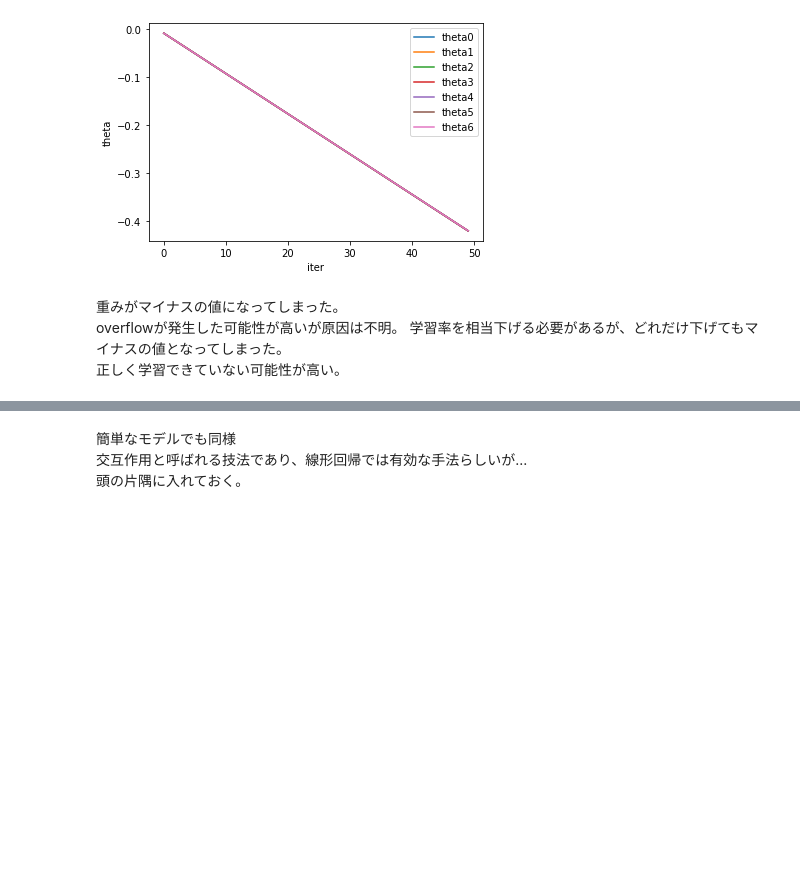
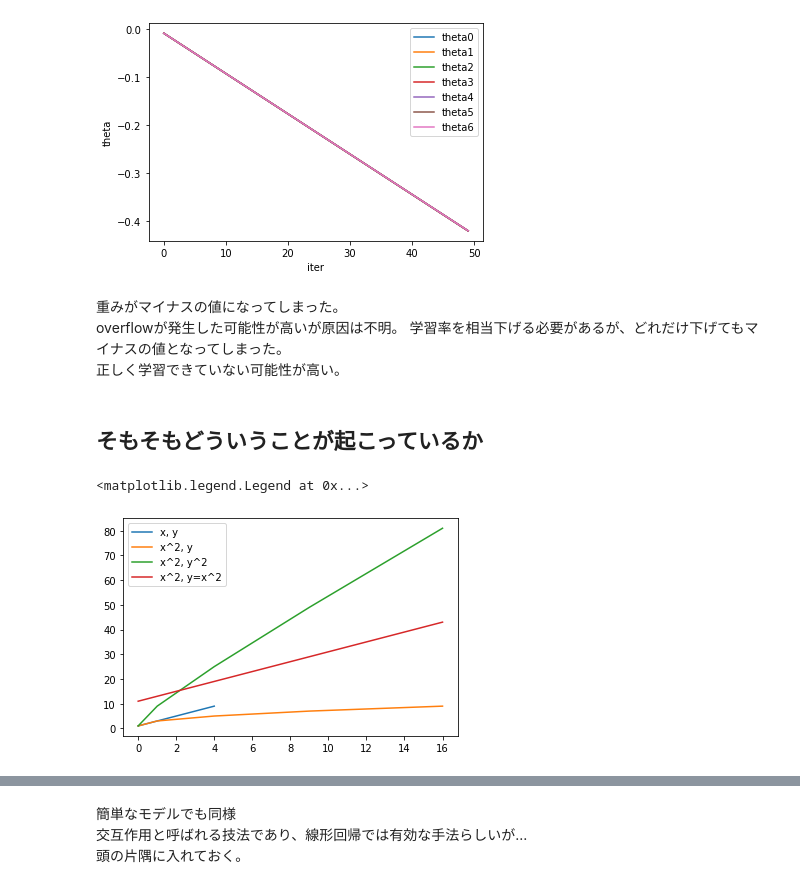
Before and after one commit to satoshi-MTS/DIC_Linear_regression, a Jupyter notebook: result.ipynb, the cells around one changed output, grey strips where cells are left out. Saved outputs shown, nothing was run; the diff lists cells and outputs as text; code cells hidden in the pictures; blank space fills up the shorter version.

```diff
--- a/result.ipynb
+++ b/result.ipynb
@@ -814,3 +814,14 @@ model_2.draw_graph()
 overflowが発生した可能性が高いが原因は不明。
 学習率を相当下げる必要があるが、どれだけ下げてもマイナスの値となってしまった。
 正しく学習できていない可能性が高い。
+# %% [markdown]
+## そもそもどういうことが起こっているか
+# %%
+plt.plot(np.array([0, 1, 2, 3, 4]), np.array([1, 3, 5, 7, 9]), label='x, y')
+plt.plot(np.array([0, 1, 4, 9, 16]), np.array([1, 3, 5, 7, 9]), label='x^2, y')
+plt.plot(np.array([0, 1, 4, 9, 16]), np.array([1, 9, 25, 49, 81]), label='x^2, y^2')
+plt.plot(np.array([0, 1, 4, 9, 16]), np.array([11, 13, 19, 29, 43]), label='x^2, y=x^2')
+plt.legend()
+# %% [output]
+<matplotlib.legend.Legend at 0x...>
+[figure, added]
```
Also changed, not shown: parts of 3 cells of this notebook.
